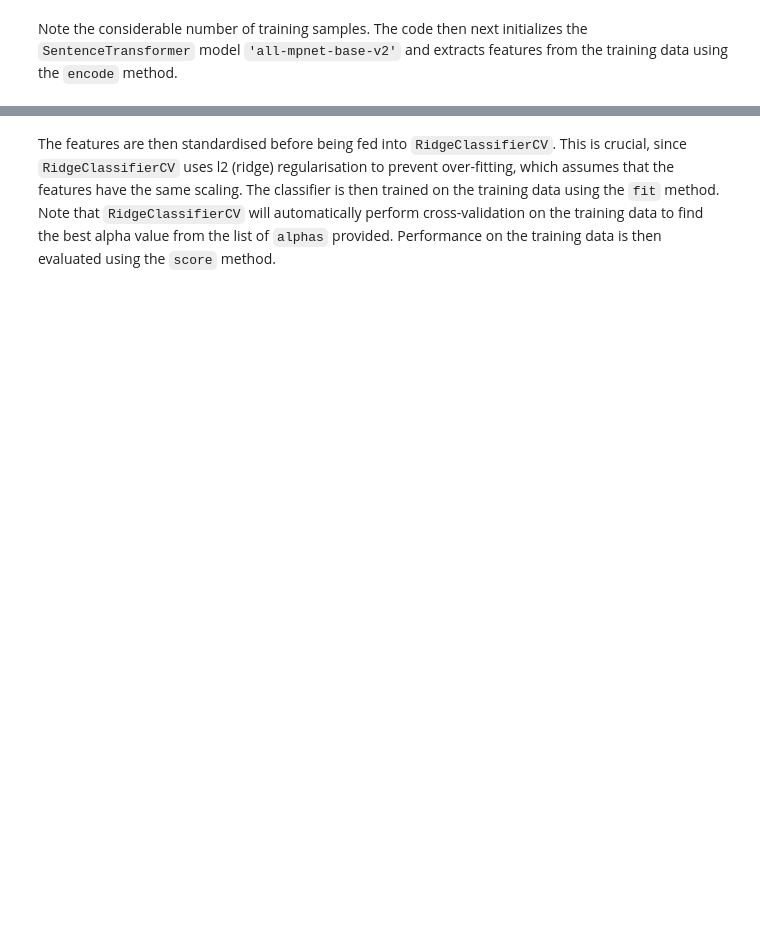
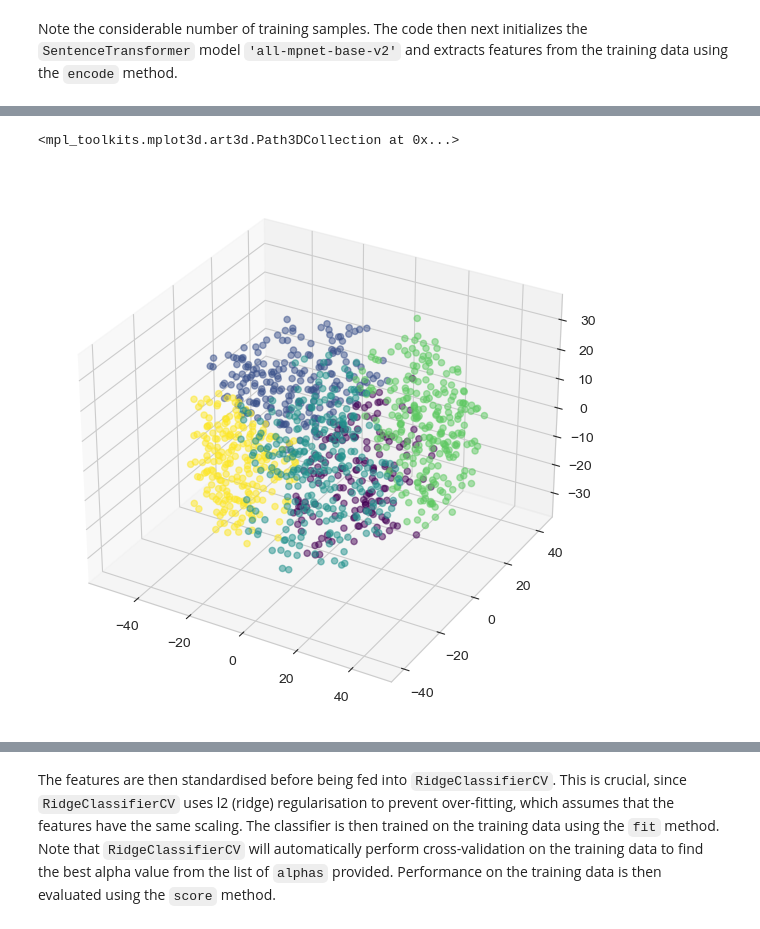
Before and after one commit to Zak-Hussain/LLM4SciSci, a Jupyter notebook: 2_feature_extraction.ipynb, the cells around one changed output, grey strips where cells are left out. Saved outputs shown, nothing was run; the diff lists cells and outputs as text; code cells hidden in the pictures; blank space fills up the shorter version.

```diff
--- a/2_feature_extraction.ipynb
+++ b/2_feature_extraction.ipynb
@@ -49,0 +106,13 @@ train_features
+# %%
+# Cluster using KMeans
+kmeans = KMeans(n_clusters=5, random_state=42).fit(features_3d)
+
+fig = plt.figure(figsize=(10, 7))
+ax = fig.add_subplot(111, projection='3d')
+ax.scatter(
+    features_3d[:, 0], features_3d[:, 1], features_3d[:, 2],
+    c=kmeans.labels_, cmap="viridis", alpha=.5
+)
+# %% [output]
+<mpl_toolkits.mplot3d.art3d.Path3DCollection at 0x...>
+[figure, added]
```
Also changed, not shown: parts of 14 cells of this notebook, 1 other file.
